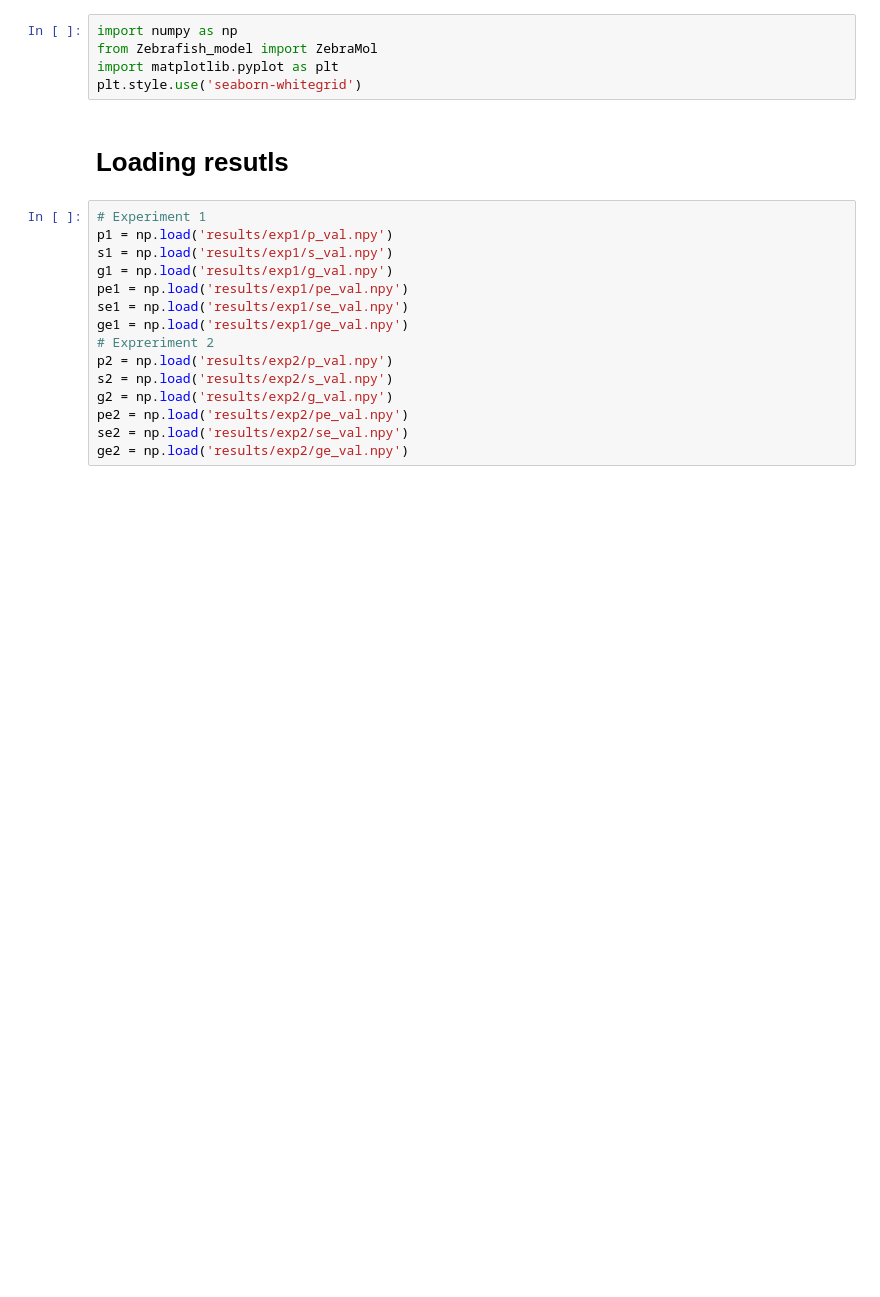
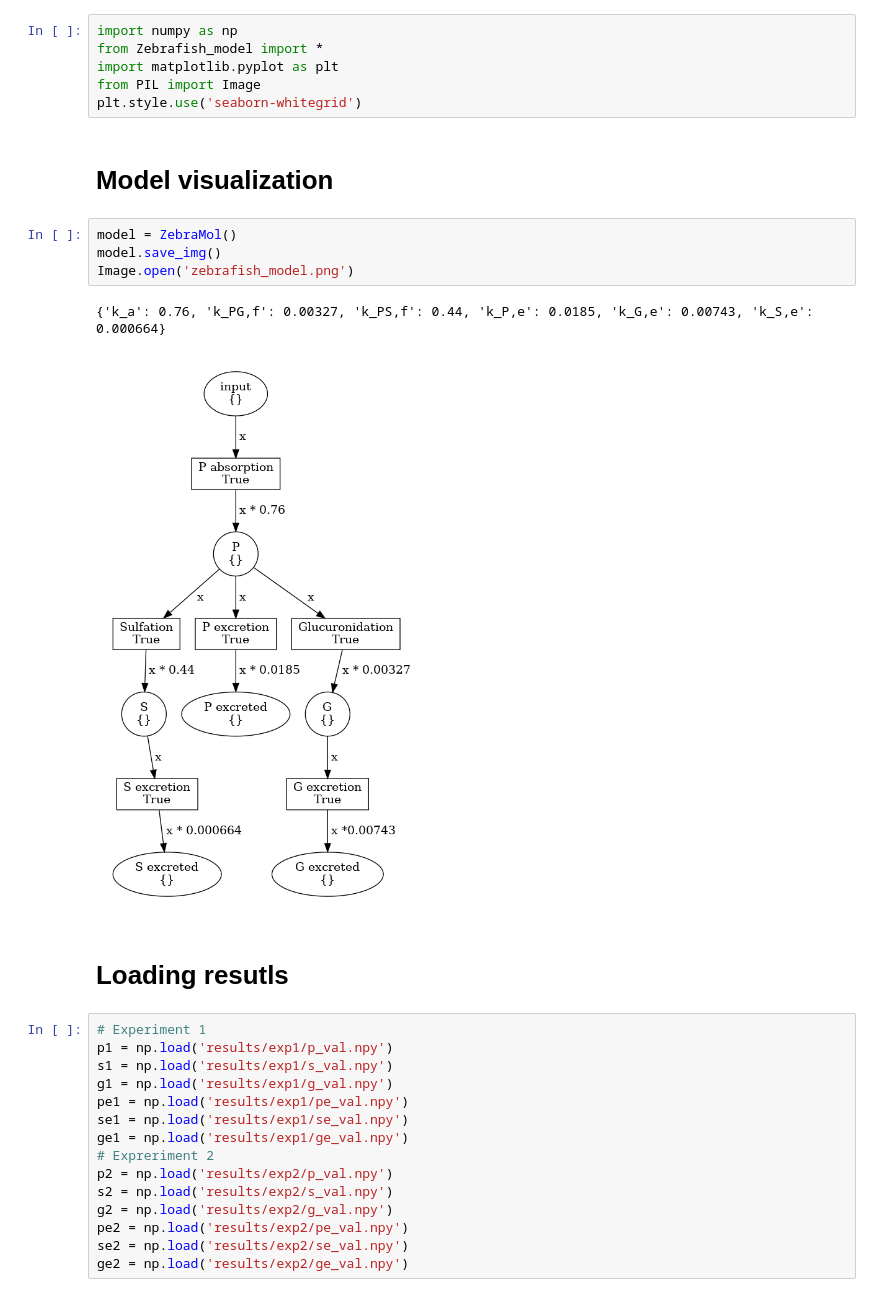
Before and after one commit to OhGreat/pharmacokinetics_with_petri_nets, a Jupyter notebook: visualization.ipynb, the cells around one changed output. Cells and saved outputs as stored; diff of their text form; blank space fills up the shorter version.

Commit message:
fixed model visualization

```diff
--- a/visualization.ipynb
+++ b/visualization.ipynb
@@ -1,8 +1,18 @@
 # %%
 import numpy as np
-from Zebrafish_model import ZebraMol
+from Zebrafish_model import *
 import matplotlib.pyplot as plt
+from PIL import Image
 plt.style.use('seaborn-whitegrid')
+# %% [markdown]
+<h1>Model visualization</h1>
+# %%
+model = ZebraMol()
+model.save_img()
+Image.open('zebrafish_model.png')
+# %% [output]
+{'k_a': 0.76, 'k_PG,f': 0.00327, 'k_PS,f': 0.44, 'k_P,e': 0.0185, 'k_G,e': 0.00743, 'k_S,e': 0.000664}
+[figure, added]
 # %% [markdown]
 # Loading resutls
 # %%
```
Also changed, not shown: parts of 2 cells of this notebook, 3 other files.
